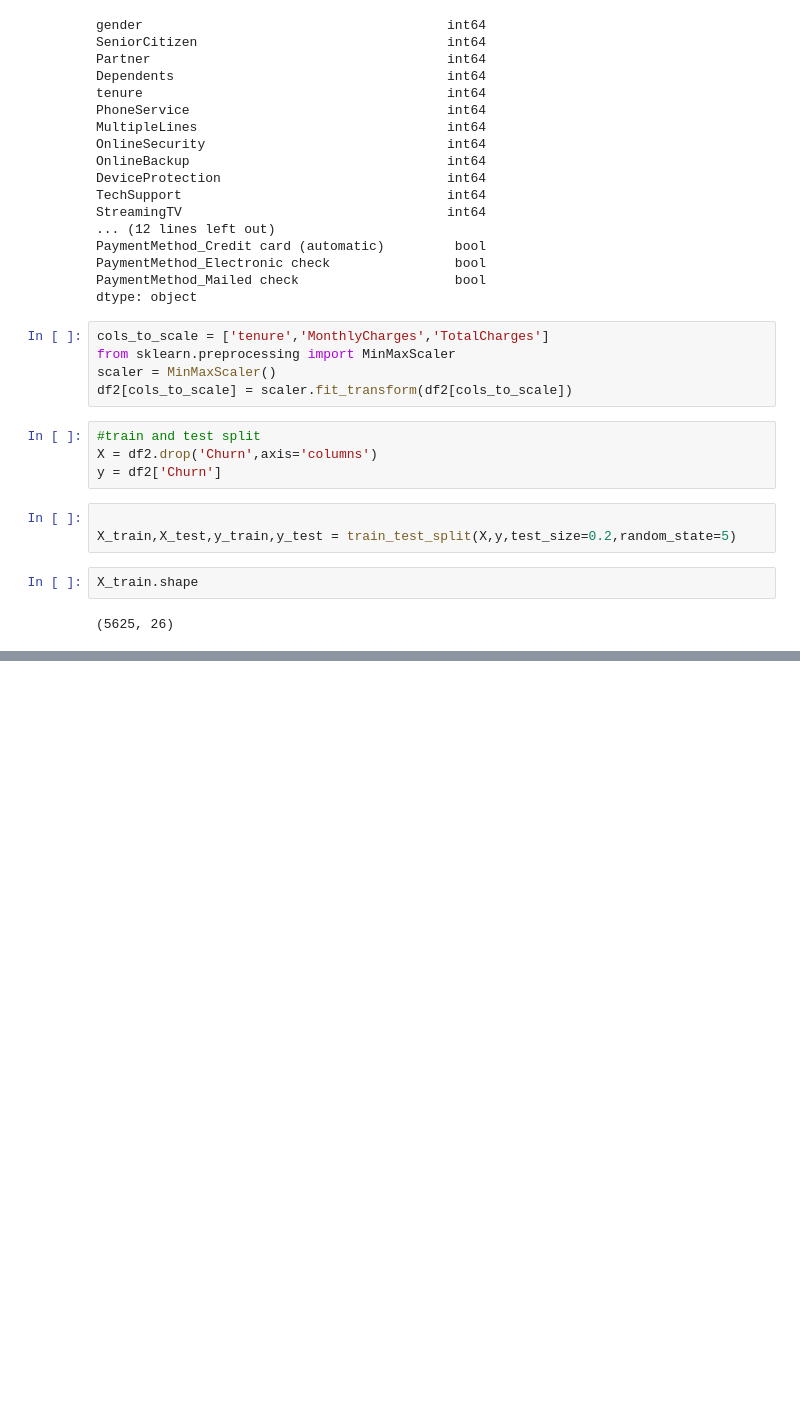
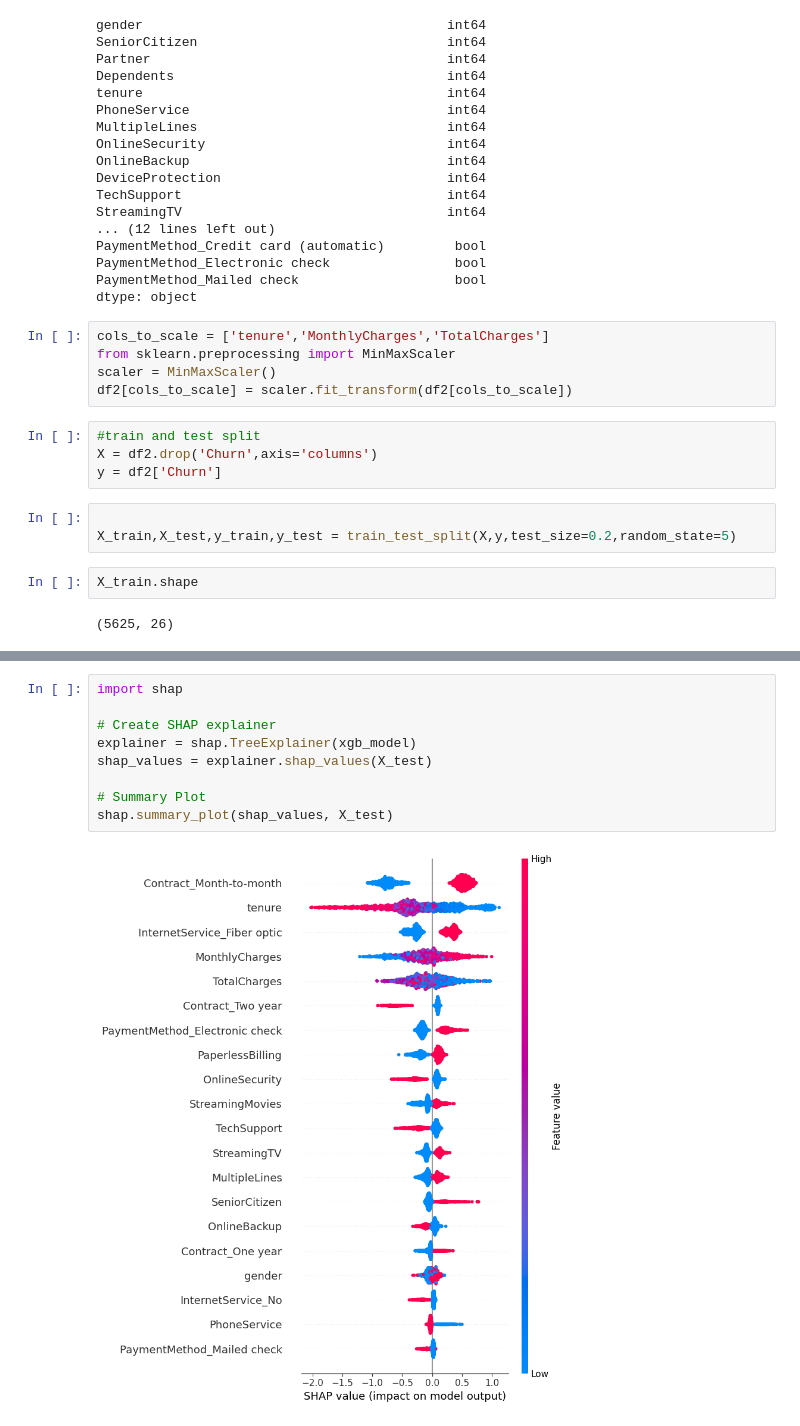
Before and after one commit to sumitdas9706563464-ux/Customer_churn_Predection, a Jupyter notebook: churn_predection.ipynb, the cells around one changed output, grey strips where cells are left out. Cells and saved outputs as stored; diff of their text form; blank space fills up the shorter version.

```diff
--- a/churn_predection.ipynb
+++ b/churn_predection.ipynb
@@ -262,0 +360,11 @@ X_train.shape
+# %%
+import shap
+
+# Create SHAP explainer
+explainer = shap.TreeExplainer(xgb_model)
+shap_values = explainer.shap_values(X_test)
+
+# Summary Plot
+shap.summary_plot(shap_values, X_test)
+# %% [output]
+[figure, added]
```
Also changed, not shown: parts of 8 cells of this notebook.
